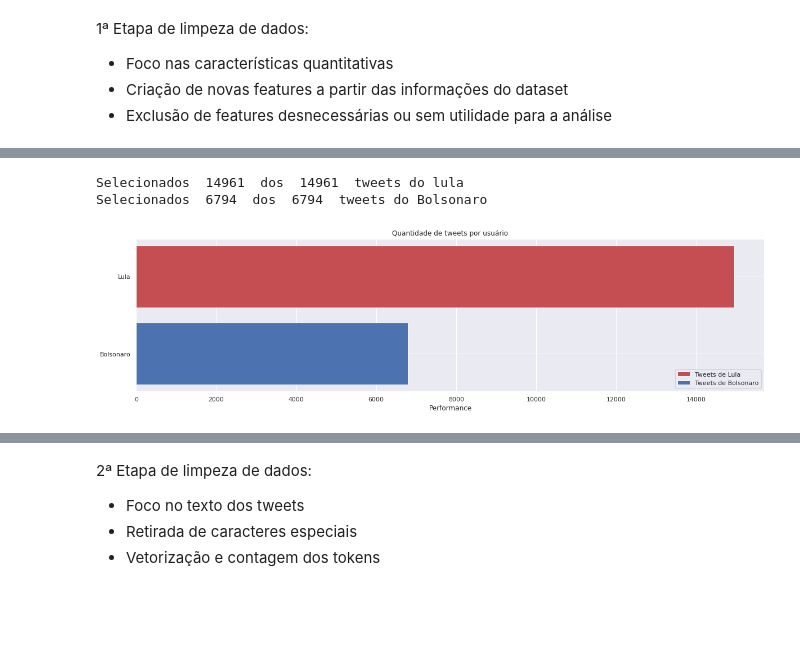
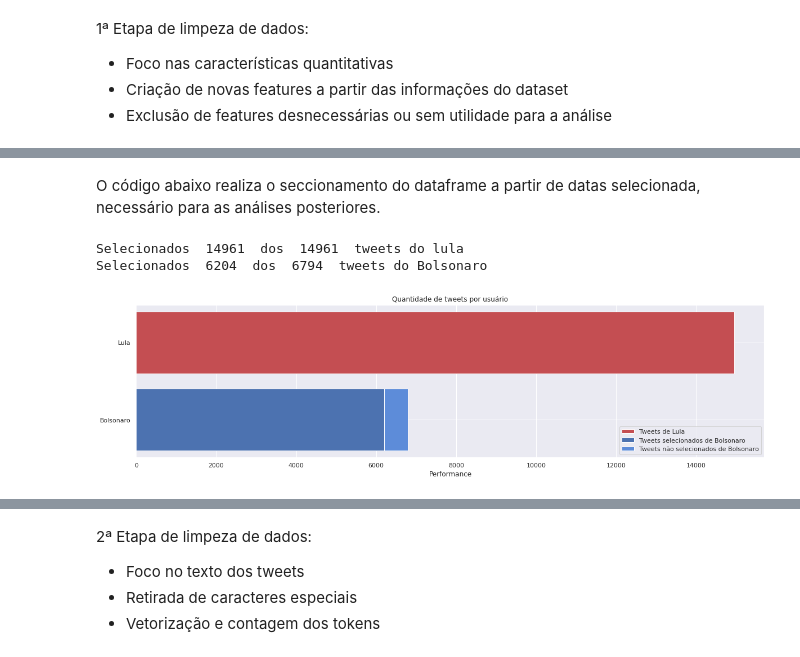
Before and after one commit to eduardodut/Analise-tweets-ICD-Unifor, a Jupyter notebook: AnaliseTweets.ipynb, the cells around one changed output, grey strips where cells are left out. Cells and saved outputs as stored; diff of their text form; code cells hidden in the pictures; blank space fills up the shorter version.

```diff
--- a/AnaliseTweets.ipynb
+++ b/AnaliseTweets.ipynb
@@ -119,21 +119,8 @@ bolsonaro_filtrado = bolso_data
 lula_filtrado = lula_data
 
 #verificação da data inicial e da data final do período que se tem dados
-data_inicial_geral = np.min([bolso_data.loc[0,'created_at'],lula_data.loc[0,'created_at']])
-data_final_geral = np.max([bolso_data.loc[bolso_data.shape[0]-1,'created_at'],lula_data.loc[lula_data.shape[0]-1,'created_at']])
+DATA_INICIAL_GERAL = np.min([bolso_data.loc[0,'created_at'],lula_data.loc[0,'created_at']])
+DATA_FINAL_GERAL = np.max([bolso_data.loc[bolso_data.shape[0]-1,'created_at'],lula_data.loc[lula_data.shape[0]-1,'created_at']])
 
-#instanciação do dicionario com datas e eventos relevantes para a análise
-dict_datas_relevantes = {data_inicial_geral.strftime('%Y.%m.%d'):"Data inicial do dataset",
-                          '2016-08-31':"Fim do processo de impeachment de Dilma",
-                          '2017-07-12':'Condenação do lula em 1ª instância',
-                          '2018-01-24':'Confirmação da condenação pela 2 instância',
-                          '2018-04-07':"Prisão de lula",
-                          '2018-07-22':'Confirmação da candidatura do Bolsonaro',
-                          '2018-10-07':'1º turno das eleições 2018',
-                          '2018-10-28':'2º turno das eleições 2018',
-                          '2019-11-08':'Soltura de lula',
-                          data_final_geral.strftime('%Y.%m.%d'):"Data final do dataset"}
 
-datas_relevantes = pd.DataFrame(dict_datas_relevantes.items(), columns=["Data","Evento"])
-datas_relevantes['Data'] = datas_relevantes['Data'].astype('datetime64[ns]')
 # datas_relevantes['Data'] = pd.to_datetime(datas_relevantes['Data'])
@@ -139,0 +143,2 @@ datas_relevantes['Data'] = datas_relevantes['Data'].astype('datetime64[ns]')
+# %% [markdown]
+O código abaixo realiza o seccionamento do dataframe a partir de datas selecionada, necessário para as análises posteriores.
@@ -148,58 +224,53 @@ import matplotlib.pyplot as plt
 
 datas_relevantes = pd.DataFrame(dict_datas_relevantes.items(), columns=["Data","Evento"])
 datas_relevantes['Data'] = datas_relevantes['Data'].astype('datetime64[ns]')
-data_inicial_analise = '2010-04-24'  #@param {type: "date"}
-data_final_analise = '2011-01-08'  #@param {type: "date"}
+data_inicial = '2015-04-24'  #@param {type: "date"}
+data_final = '2020-01-30'  #@param {type: "date"}
 
 #@markdown Os usuários abaixo terão seus tweets selecionados de acordo com as datas acima para análise
 
 Lula = False #@param {type:"boolean"}
-Bolsonaro = False #@param {type:"boolean"}
+Bolsonaro = True #@param {type:"boolean"}
 
-# data_inicial_analise = data_inicial_analise.join('00:00:00+00:00')
-# data_final_analise = data_final_analise.join('00:00:00+00:00')
+if Bolsonaro:
+  bolsonaro_filtrado, bolsonaro_restante = secciona_dataframe(bolso_data, data_inicial, data_final)
+else:
+  bolsonaro_filtrado, bolsonaro_restante = secciona_dataframe(bolso_data, DATA_INICIAL_GERAL, DATA_FINAL_GERAL)
 
-dic_datas_analise = {data_inicial_analise:"Data inicial da análise",
-                     data_final_analise:"Data final da análise"}
+if Lula :
+  lula_filtrado, lula_restante = secciona_dataframe(lula_data, data_inicial, data_final)
 
-datas_analise = pd.DataFrame(dic_datas_analise.items(), columns=datas_relevantes.columns)
-datas_analise['Data'] = datas_analise['Data'].astype('datetime64[ns]')
-# datas_analise['Data'] = pd.to_datetime(datas_analise['Data'])
+else:
+  lula_filtrado, lula_restante = secciona_dataframe(lula_data, DATA_INICIAL_GERAL, DATA_FINAL_GERAL)
+
+
+
+dic_datas = {data_inicial:"Data inicial da análise",
+                     data_final:"Data final da análise"}
+
+datas = pd.DataFrame(dic_datas.items(), columns=datas_relevantes.columns)
+datas['Data'] = datas['Data'].astype('datetime64[ns]')
+# datas['Data'] = pd.to_datetime(datas['Data'])
 
 dados_filtrados = Lula or Bolsonaro
 
 if dados_filtrados:
-  datas_relevantes = datas_relevantes.append(datas_analise).sort_values("Data")
+  datas_relevantes = datas_relevantes.append(datas).sort_values("Data")
 
-col_data=[data_inicial_analise, data_final_analise]
+col_data=[data_inicial, data_final]
 datas = pd.DataFrame(col_data, columns=['data'])
 
 datas = datas.data.astype('datetime64[ns]')
-# datas = pd.to_datetime(datas.data)
-if Bolsonaro:
-  bolsonaro_filtrado = bolso_data.loc[bolso_data['created_at']>datas[0]]
-  bolsonaro_filtrado = bolsonaro_filtrado.loc[bolsonaro_filtrado['created_at']<datas[1]]
-else:
-  bolsonaro_filtrado = bolso_data
-
-if Lula :
-  lula_filtrado = lula_data.loc[lula_data['created_at']>datas[0]]
-  lula_filtrado = lula_filtrado.loc[lula_filtrado['created_at']<datas[1]]
-else:
-  lula_filtrado = lula_data
-
-
-print("Selecionados ",lula_filtrado.shape[0], ' dos ',lula_data.shape[0]," tweets do lula")
-print("Selecionados ",bolsonaro_filtrado.shape[0], ' dos ',bolso_data.shape[0]," tweets do Bolsonaro")
 
 
 sns.set()
 lula = ["Lula",
         lula_filtrado.shape[0],
-        lula_data.shape[0]-lula_filtrado.shape[0]]
+        lula_restante.shape[0]]
+
 bolso = ["Bolsonaro",
          bolsonaro_filtrado.shape[0],
-         bolso_data.shape[0]-bolsonaro_filtrado.shape[0]]
+         bolsonaro_restante.shape[0]]
 
 dados = pd.DataFrame([lula,bolso],
                     columns= ['usuario',
@@ -223,32 +294,34 @@ if Lula and dados.tweets_totais.loc[dados.usuario=='Lula'].values[0]>0:
   ax.barh(0, dados.tweets_totais.loc[dados.usuario=='Lula'],  align='center',color='#d16266',left = dados.tweets_selecionados.loc[dados.usuario=='Lula'])
   lista_legenda.append('Tweets selecionados de Lula')
   lista_legenda.append('Tweets não selecionados de Lula')
 else:
   lista_legenda.append('Tweets de Lula')
 
 
 
 ax.barh(1, dados.tweets_selecionados.loc[dados.usuario=='Bolsonaro'],  align='center',color='#4c72b0')
 
 if Bolsonaro and dados.tweets_totais.loc[dados.usuario=='Bolsonaro'].values[0]>0:
   ax.barh(1, dados.tweets_totais.loc[dados.usuario=='Bolsonaro'],  align='center',color='#5d8cd9',left = dados.tweets_selecionados.loc[dados.usuario=='Bolsonaro'])
   lista_legenda.append('Tweets selecionados de Bolsonaro')
   lista_legenda.append('Tweets não selecionados de Bolsonaro')
 else:
   lista_legenda.append('Tweets de Bolsonaro')
 
 
 
 
 ax.set_yticks(y_pos)
 ax.set_yticklabels(dados.usuario)
 ax.invert_yaxis()
 ax.set_xlabel('Performance')
 ax.set_title('Quantidade de tweets por usuário')
 fig.set_size_inches(20,5)
 plt.legend(lista_legenda)
+print("Selecionados ",lula_filtrado.shape[0], ' dos ',lula_data.shape[0]," tweets do lula")
+print("Selecionados ",bolsonaro_filtrado.shape[0], ' dos ',bolso_data.shape[0]," tweets do Bolsonaro")
 plt.show()
 # %% [output]
 Selecionados  14961  dos  14961  tweets do lula
-Selecionados  6794  dos  6794  tweets do Bolsonaro
+Selecionados  6204  dos  6794  tweets do Bolsonaro
-[figure, old version]
+[figure, new version]
```
Also changed, not shown: parts of 30 cells of this notebook.
